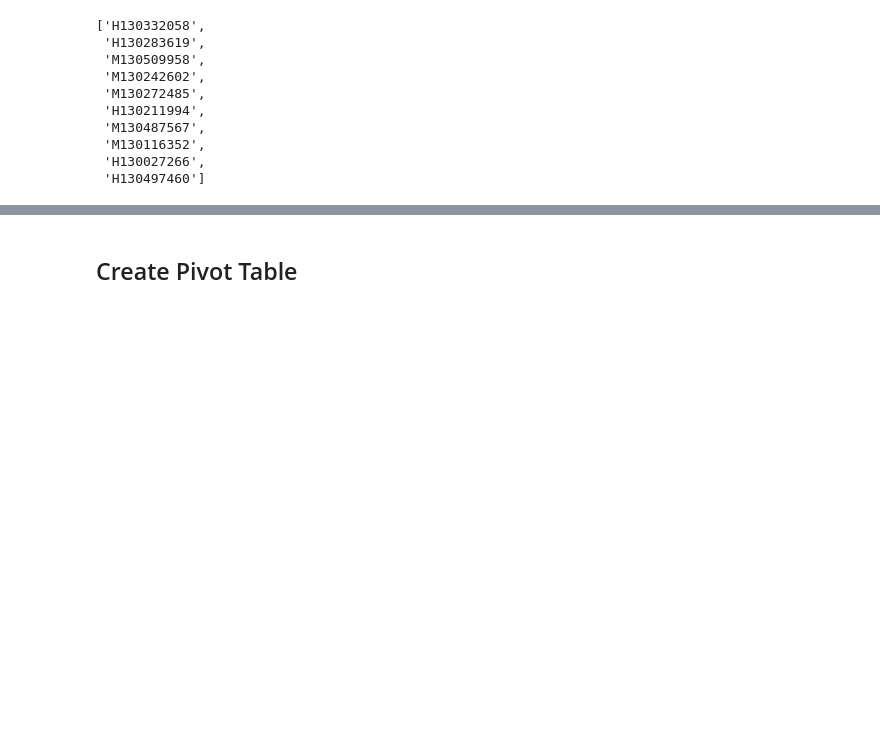
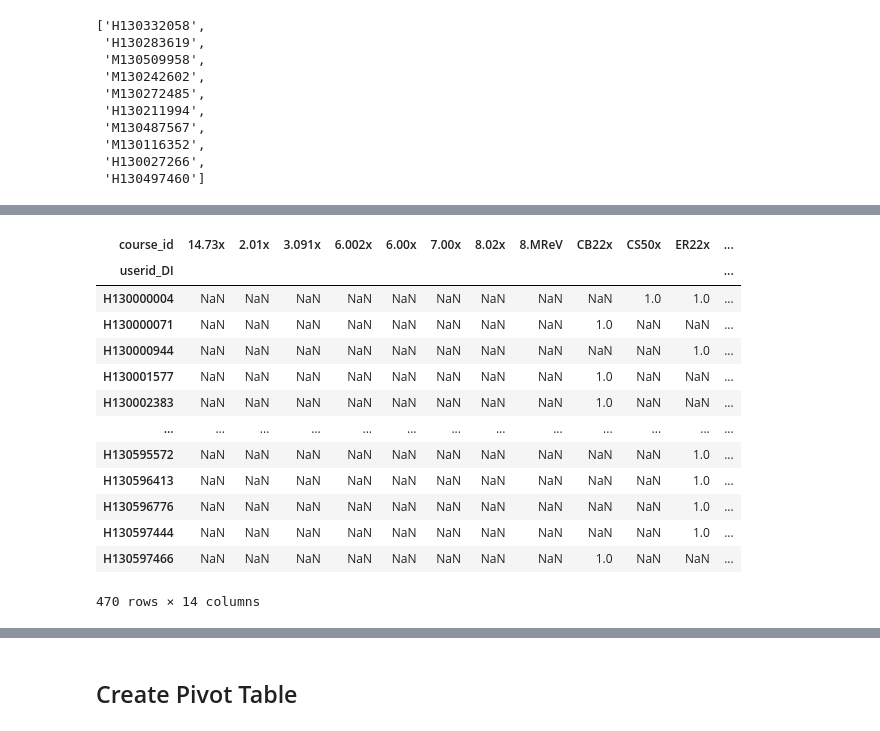
Before and after one commit to ainica/CM3070, a Jupyter notebook: CF.ipynb, the cells around one changed output, grey strips where cells are left out. Cells and saved outputs as stored; diff of their text form; code cells hidden in the pictures; blank space fills up the shorter version.

```diff
--- a/CF.ipynb
+++ b/CF.ipynb
@@ -1074,0 +1102,17 @@ def filter_course_completion_table(ranked_users_list, course_completion_table=tr
+# %%
+test_pt.loc[(test_pt["CB22x"]==1) | (test_pt["ER22x"]==1)]
+# %% [output]
+| course_id | 14.73x | 2.01x | 3.091x | 6.002x | 6.00x | 7.00x | 8.02x | 8.MReV | CB22x | CS50x | ER22x | ... |
+| userid_DI |  |  |  |  |  |  |  |  |  |  |  | ... |
+| H130000004 | NaN | NaN | NaN | NaN | NaN | NaN | NaN | NaN | NaN | 1.0 | 1.0 | ... |
+| H130000071 | NaN | NaN | NaN | NaN | NaN | NaN | NaN | NaN | 1.0 | NaN | NaN | ... |
+| H130000944 | NaN | NaN | NaN | NaN | NaN | NaN | NaN | NaN | NaN | NaN | 1.0 | ... |
+| H130001577 | NaN | NaN | NaN | NaN | NaN | NaN | NaN | NaN | 1.0 | NaN | NaN | ... |
+| H130002383 | NaN | NaN | NaN | NaN | NaN | NaN | NaN | NaN | 1.0 | NaN | NaN | ... |
+| ... | ... | ... | ... | ... | ... | ... | ... | ... | ... | ... | ... | ... |
+| H130595572 | NaN | NaN | NaN | NaN | NaN | NaN | NaN | NaN | NaN | NaN | 1.0 | ... |
+| H130596413 | NaN | NaN | NaN | NaN | NaN | NaN | NaN | NaN | NaN | NaN | 1.0 | ... |
+| H130596776 | NaN | NaN | NaN | NaN | NaN | NaN | NaN | NaN | NaN | NaN | 1.0 | ... |
+| H130597444 | NaN | NaN | NaN | NaN | NaN | NaN | NaN | NaN | NaN | NaN | 1.0 | ... |
+| H130597466 | NaN | NaN | NaN | NaN | NaN | NaN | NaN | NaN | 1.0 | NaN | NaN | ... |
+470 rows × 14 columns
```
Also changed, not shown: parts of 21 cells of this notebook.
